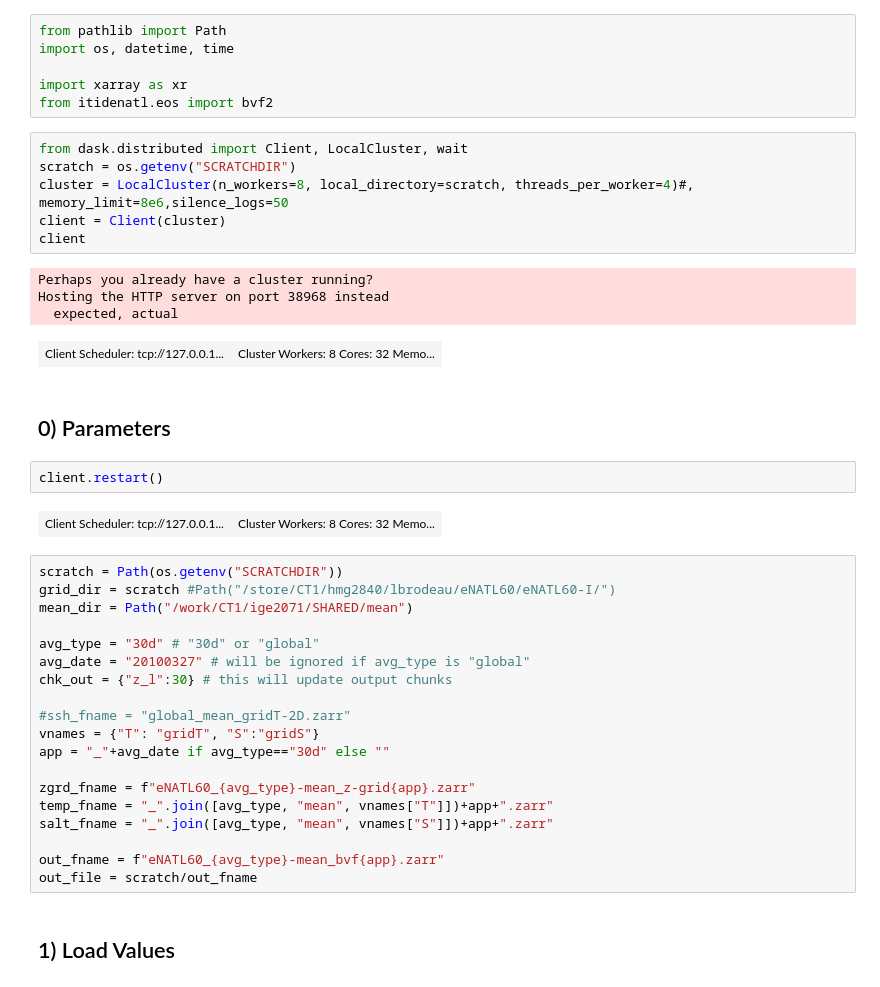
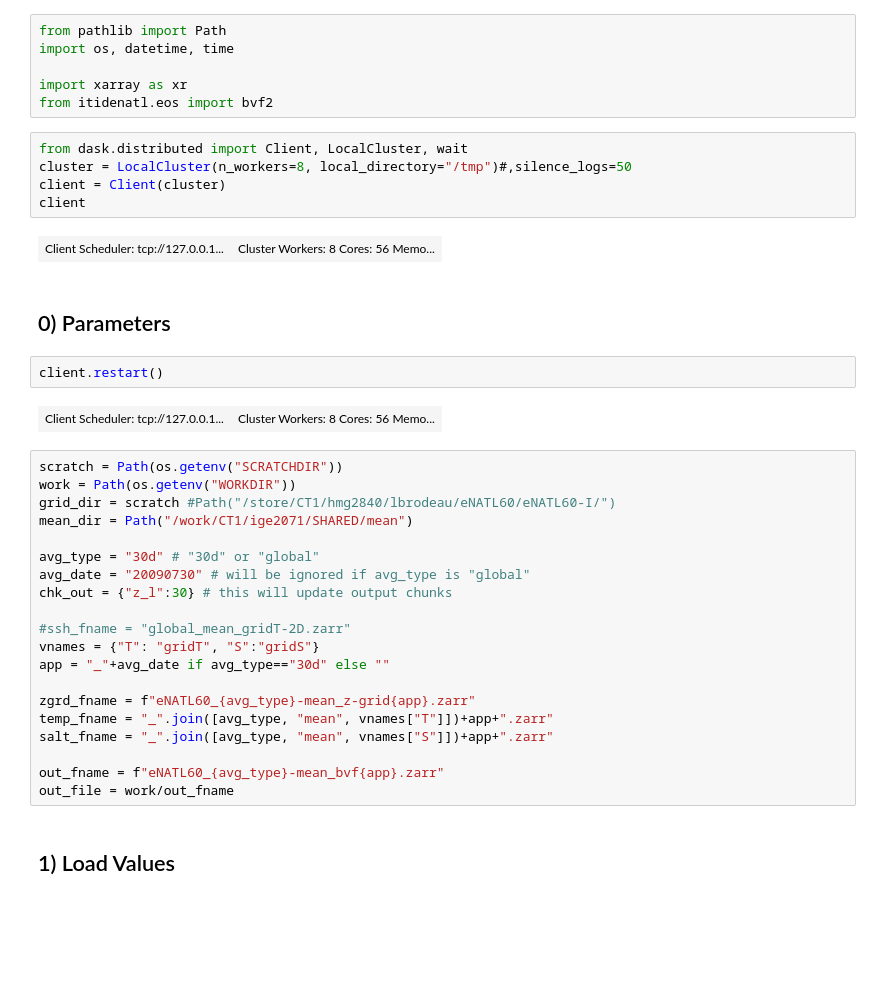
Before and after one commit to NoeLahaye/ITideNATL, a Jupyter notebook: processing/pre_proj/compute_mean_stratif.ipynb, the cells around one changed output. Saved outputs shown, nothing was run; the diff lists cells and outputs as text; blank space fills up the shorter version.

```diff
--- a/processing/pre_proj/compute_mean_stratif.ipynb
+++ b/processing/pre_proj/compute_mean_stratif.ipynb
@@ -15,28 +15,25 @@ import xarray as xr
 from itidenatl.eos import bvf2
 # %%
 from dask.distributed import Client, LocalCluster, wait
-scratch = os.getenv("SCRATCHDIR")
-cluster = LocalCluster(n_workers=8, local_directory=scratch, threads_per_worker=4)#, memory_limit=8e6,silence_logs=50
+cluster = LocalCluster(n_workers=8, local_directory="/tmp")#,silence_logs=50
 client = Client(cluster)
 client
 # %% [output]
-Perhaps you already have a cluster running?
-Hosting the HTTP server on port 38968 instead
-  expected, actual
-| Client Scheduler: tcp://127.0.0.1... | Cluster Workers: 8 Cores: 32 Memo... |
+| Client Scheduler: tcp://127.0.0.1... | Cluster Workers: 8 Cores: 56 Memo... |
 # %% [markdown]
 ## 0) Parameters
 # %%
 client.restart()
 # %% [output]
-| Client Scheduler: tcp://127.0.0.1... | Cluster Workers: 8 Cores: 32 Memo... |
+| Client Scheduler: tcp://127.0.0.1... | Cluster Workers: 8 Cores: 56 Memo... |
 # %%
 scratch = Path(os.getenv("SCRATCHDIR"))
+work = Path(os.getenv("WORKDIR"))
 grid_dir = scratch #Path("/store/CT1/hmg2840/lbrodeau/eNATL60/eNATL60-I/")
 mean_dir = Path("/work/CT1/ige2071/SHARED/mean")
 
 avg_type = "30d" # "30d" or "global"
-avg_date = "20100327" # will be ignored if avg_type is "global"
+avg_date = "20090730" # will be ignored if avg_type is "global"
 chk_out = {"z_l":30} # this will update output chunks
 
 #ssh_fname = "global_mean_gridT-2D.zarr"
@@ -48,7 +45,7 @@ temp_fname = "_".join([avg_type, "mean", vnames["T"]])+app+".zarr"
 salt_fname = "_".join([avg_type, "mean", vnames["S"]])+app+".zarr"
 
 out_fname = f"eNATL60_{avg_type}-mean_bvf{app}.zarr"
-out_file = scratch/out_fname
+out_file = work/out_fname
 # %% [markdown]
 ## 1) Load Values
 # %%
```
Also changed, not shown: parts of 6 cells of this notebook, 1 other file.
